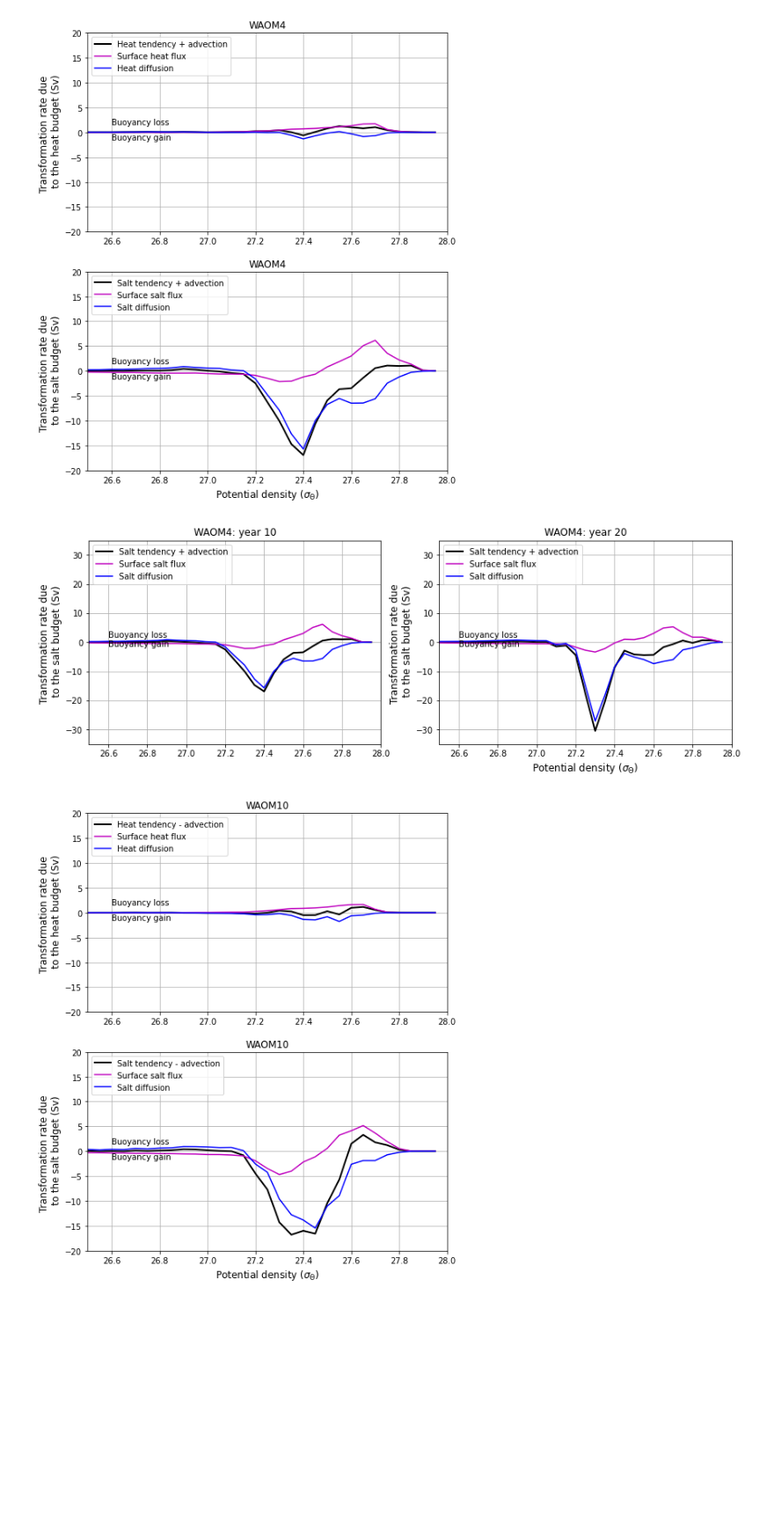
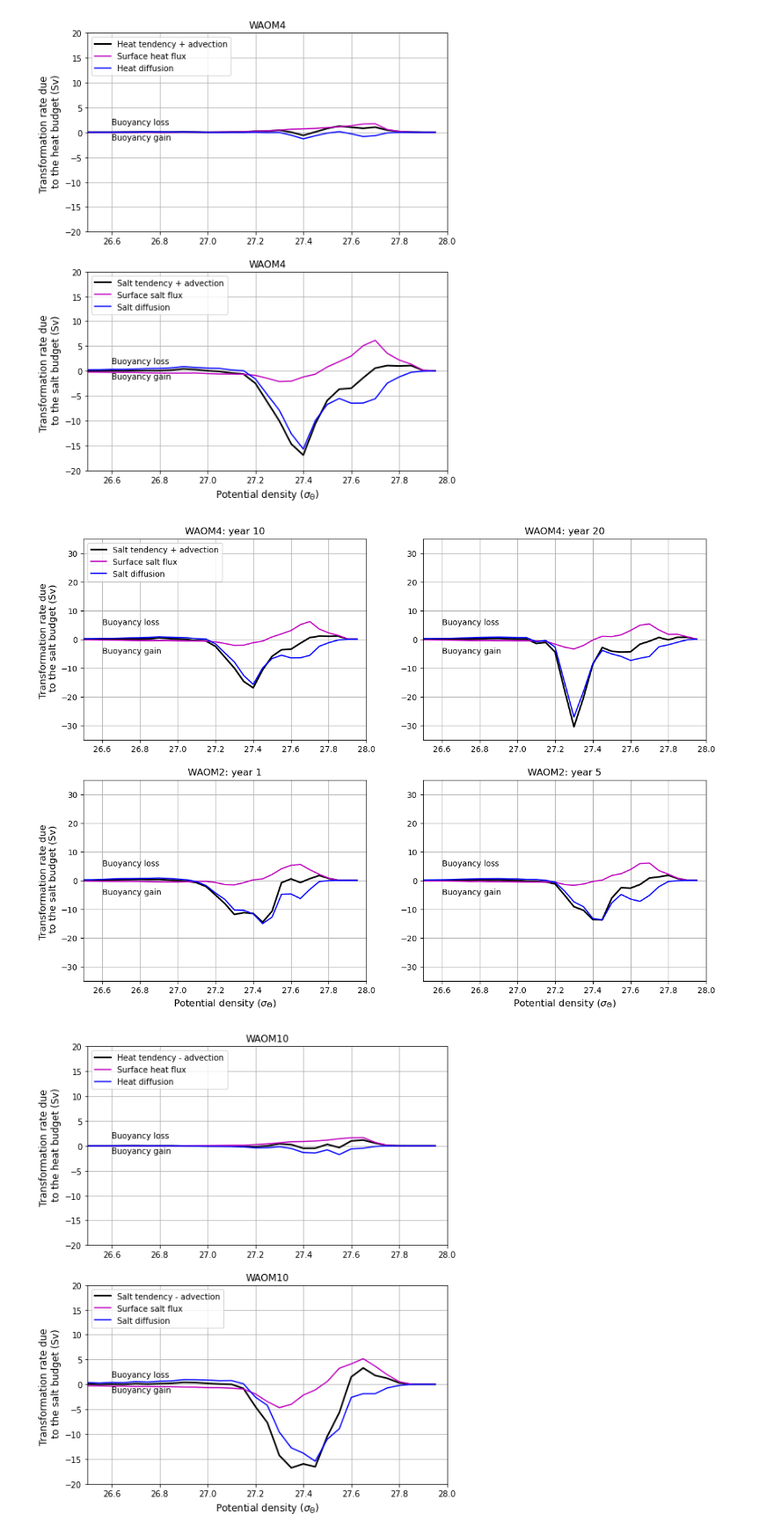
Before and after one commit to fabiobdias/waom_notebook, a Jupyter notebook: WMT_framework/WAOM10x4x2_WMT_vint_Full_paper_figs.ipynb, the cells around one changed output. Shown at 88% size. Drawn from its saved outputs; the diff is of its cells as text; code cells hidden in the pictures; blank space fills up the shorter version.

```diff
--- a/WMT_framework/WAOM10x4x2_WMT_vint_Full_paper_figs.ipynb
+++ b/WMT_framework/WAOM10x4x2_WMT_vint_Full_paper_figs.ipynb
@@ -22,9 +22,11 @@ from matplotlib.colors import LinearSegmentedColormap   # for custom colormaps
 
 import gsw
 
-fig_path = '/users/boeiradi/COLD_project/postprocessing/figs/WMT/'
+# fig_path = '/users/boeiradi/COLD_project/postprocessing/figs/WMT/'
+# npy_path = '/users/boeiradi/COLD_project/postprocessing/tmp_files/'
 
-npy_path = '/users/boeiradi/COLD_project/postprocessing/tmp_files/'
+fig_path = '/g/data3/hh5/tmp/access-om/fbd581/ROMS/postprocessing/figs/WMT/'
+npy_path = '/g/data3/hh5/tmp/access-om/fbd581/ROMS/postprocessing/tmp_files/'
 # %%
 # read surface fluxes
 WAOM10_shelf_heat_sfc = np.load(npy_path + 'WAOM10extend_Full_WMT_shelf_sfc_heat.npz')
@@ -48,6 +50,19 @@ WAOM4_yr20_shelf_salt_adv = np.load(npy_path + 'WAOM4extend_yr20_Full_WMT_shelf_
 
 WAOM4_yr20_shelf_heat_diff = np.load(npy_path + 'WAOM4extend_yr20_Full_WMT_shelf_vint_heat_diff.npz')
 WAOM4_yr20_shelf_salt_diff = np.load(npy_path + 'WAOM4extend_yr20_Full_WMT_shelf_vint_salt_diff.npz')
+# %%
+# 4km yr20
+WAOM2_yr1_shelf_heat_sfc = np.load(npy_path + 'WAOM2extend_yr1_Full_WMT_shelf_sfc_heat.npz')
+WAOM2_yr1_shelf_salt_sfc = np.load(npy_path + 'WAOM2extend_yr1_Full_WMT_shelf_sfc_salt.npz')
+
+WAOM2_yr1_shelf_heat_net = np.load(npy_path + 'WAOM2extend_yr1_Full_WMT_shelf_vint_heat_net.npz')
+WAOM2_yr1_shelf_salt_net = np.load(npy_path + 'WAOM2extend_yr1_Full_WMT_shelf_vint_salt_net.npz')
+
+WAOM2_yr1_shelf_heat_adv = np.load(npy_path + 'WAOM2extend_yr1_Full_WMT_shelf_vint_heat_adv.npz')
+WAOM2_yr1_shelf_salt_adv = np.load(npy_path + 'WAOM2extend_yr1_Full_WMT_shelf_vint_salt_adv.npz')
+
+WAOM2_yr1_shelf_heat_diff = np.load(npy_path + 'WAOM2extend_yr1_Full_WMT_shelf_vint_heat_diff.npz')
+WAOM2_yr1_shelf_salt_diff = np.load(npy_path + 'WAOM2extend_yr1_Full_WMT_shelf_vint_salt_diff.npz')
 # %%
 # read net tendencies, adv, diff
 WAOM10_shelf_heat_net = np.load(npy_path + 'WAOM10extend_Full_WMT_shelf_vint_heat_net.npz')
@@ -426,55 +441,67 @@ fig = plt.figure(figsize=(14,10))
 # plt.legend(loc='upper left')
 # plt.xlim(26.5,28),plt.ylim(-10,10)
 # plt.grid(True)
 # plt.text(26.6,1.5,'Buoyancy loss')
 # plt.text(26.6,-1.5,'Buoyancy gain')
 
-ax2 = fig.add_subplot(221)
+ax1 = fig.add_subplot(221)
 plt.title('WAOM4: year 10',fontsize=12)
 cn=plt.plot(rho_grid,-WAOM4_shelf_salt_net['Fs_sig_net_vint_shelf']+WAOM4_shelf_salt_adv['Fs_sig_adv_vint_shelf'],'k',label='Salt tendency + advection',linewidth=2)
 cs=plt.plot(rho_grid,-WAOM4_shelf_salt_sfc['Fs_sig_sfc_shelf'],'-m',label='Surface salt flux')
 cd=plt.plot(rho_grid,-WAOM4_shelf_salt_diff['Fs_sig_diff_vint_shelf']+WAOM4_shelf_salt_sfc['Fs_sig_sfc_shelf'],'-b',label='Salt diffusion')
 # plt.legend(loc='center left', bbox_to_anchor=(1, 0.5))
 plt.legend(loc='upper left')
 plt.ylabel('Transformation rate due \n to the salt budget (Sv)',fontsize=12)
 # plt.xlabel('Potential density ($\sigma_{\Theta}$)',fontsize=12)
 plt.xlim(26.5,28),plt.ylim(-35,35)
 plt.grid(True)
-plt.text(26.6,1.5,'Buoyancy loss')
-plt.text(26.6,-1.5,'Buoyancy gain')
+plt.text(26.6,5.,'Buoyancy loss')
+plt.text(26.6,-5.,'Buoyancy gain')
 
-# ax3 = fig.add_subplot(223)
-# plt.title('WAOM4: year 20',fontsize=12)
-# cn=plt.plot(rho_grid,WAOM4_yr20_shelf_heat_net['Fh_sig_net_vint_shelf']-WAOM4_yr20_shelf_heat_adv['Fh_sig_adv_vint_shelf'],'k',label='Heat tendency + advection',linewidth=2)
-# cs=plt.plot(rho_grid,WAOM4_yr20_shelf_heat_sfc['Fh_sig_sfc_shelf'],'-m',label='Surface heat flux')
-# cd=plt.plot(rho_grid,WAOM4_yr20_shelf_heat_diff['Fh_sig_diff_vint_shelf']-WAOM4_yr20_shelf_heat_sfc['Fh_sig_sfc_shelf'],'-b',label='Heat diffusion')
-# plt.ylabel('Transformation rate due \n to the heat budget (Sv)',fontsize=12)
-# plt.legend(loc='upper left')
-# plt.xlim(26.5,28),plt.ylim(-10,10)
-# plt.grid(True)
-# plt.text(26.6,1.5,'Buoyancy loss')
-# plt.text(26.6,-1.5,'Buoyancy gain')
-
-ax4 = fig.add_subplot(222)
+ax2 = fig.add_subplot(222)
 plt.title('WAOM4: year 20',fontsize=12)
 cn=plt.plot(rho_grid,-WAOM4_yr20_shelf_salt_net['Fs_sig_net_vint_shelf']+WAOM4_yr20_shelf_salt_adv['Fs_sig_adv_vint_shelf'],'k',label='Salt tendency + advection',linewidth=2)
 cs=plt.plot(rho_grid,-WAOM4_yr20_shelf_salt_sfc['Fs_sig_sfc_shelf'],'-m',label='Surface salt flux')
 cd=plt.plot(rho_grid,-WAOM4_yr20_shelf_salt_diff['Fs_sig_diff_vint_shelf']+WAOM4_yr20_shelf_salt_sfc['Fs_sig_sfc_shelf'],'-b',label='Salt diffusion')
-plt.legend(loc='upper left')
+# plt.ylabel('Transformation rate due \n to the salt budget (Sv)',fontsize=12)
+plt.xlim(26.5,28),plt.ylim(-35,35)
+plt.grid(True)
+plt.text(26.6,5.,'Buoyancy loss')
+plt.text(26.6,-5.,'Buoyancy gain')
+
+ax3 = fig.add_subplot(223)
+plt.title('WAOM2: year 1',fontsize=12)
+cn=plt.plot(rho_grid,-WAOM2_yr1_shelf_salt_net['Fs_sig_net_vint_shelf']+WAOM2_yr1_shelf_salt_adv['Fs_sig_adv_vint_shelf'],'k',label='Salt tendency + advection',linewidth=2)
+cs=plt.plot(rho_grid,-WAOM2_yr1_shelf_salt_sfc['Fs_sig_sfc_shelf'],'-m',label='Surface salt flux')
+cd=plt.plot(rho_grid,-WAOM2_yr1_shelf_salt_diff['Fs_sig_diff_vint_shelf']+WAOM2_yr1_shelf_salt_sfc['Fs_sig_sfc_shelf'],'-b',label='Salt diffusion')
+# plt.legend(loc='center left', bbox_to_anchor=(1, 0.5))
 plt.ylabel('Transformation rate due \n to the salt budget (Sv)',fontsize=12)
+# plt.xlabel('Potential density ($\sigma_{\Theta}$)',fontsize=12)
+plt.xlim(26.5,28),plt.ylim(-35,35)
+plt.grid(True)
+plt.text(26.6,5.,'Buoyancy loss')
+plt.text(26.6,-5.,'Buoyancy gain')
+plt.xlabel('Potential density ($\sigma_{\Theta}$)',fontsize=12)
+
+ax4 = fig.add_subplot(224)
+plt.title('WAOM2: year 5',fontsize=12)
+cn=plt.plot(rho_grid,-WAOM2_shelf_salt_net['Fs_sig_net_vint_shelf']+WAOM2_shelf_salt_adv['Fs_sig_adv_vint_shelf'],'k',label='Salt tendency + advection',linewidth=2)
+cs=plt.plot(rho_grid,-WAOM2_shelf_salt_sfc['Fs_sig_sfc_shelf'],'-m',label='Surface salt flux')
+cd=plt.plot(rho_grid,-WAOM2_shelf_salt_diff['Fs_sig_diff_vint_shelf']+WAOM2_shelf_salt_sfc['Fs_sig_sfc_shelf'],'-b',label='Salt diffusion')
+# plt.ylabel('Transformation rate due \n to the salt budget (Sv)',fontsize=12)
 plt.xlabel('Potential density ($\sigma_{\Theta}$)',fontsize=12)
 plt.xlim(26.5,28),plt.ylim(-35,35)
 plt.grid(True)
-plt.text(26.6,1.5,'Buoyancy loss')
-plt.text(26.6,-1.5,'Buoyancy gain')
+plt.text(26.6,5.,'Buoyancy loss')
+plt.text(26.6,-5.,'Buoyancy gain')
+plt.xlabel('Potential density ($\sigma_{\Theta}$)',fontsize=12)
 
-
-name_fig="waom4extend_shflim_S_0.25Q_WMT_Full_vint_yr10x20_shelf_heat+salt-budget.png"
+name_fig="waom4x2extend_shflim_S_0.25Q_WMT_Full_vint_yrs_comparsion_shelf_salt-budget.png"
 plt.savefig(fig_path + name_fig, dpi=300)
 
 plt.show()
 # %% [output]
-[figure, old version]
+[figure, new version]
 # %%
 rho_grid = WAOM10_shelf_heat_net['rho_grid']
 
```
Also changed, not shown: parts of 1 cell of this notebook, 27 other files.
